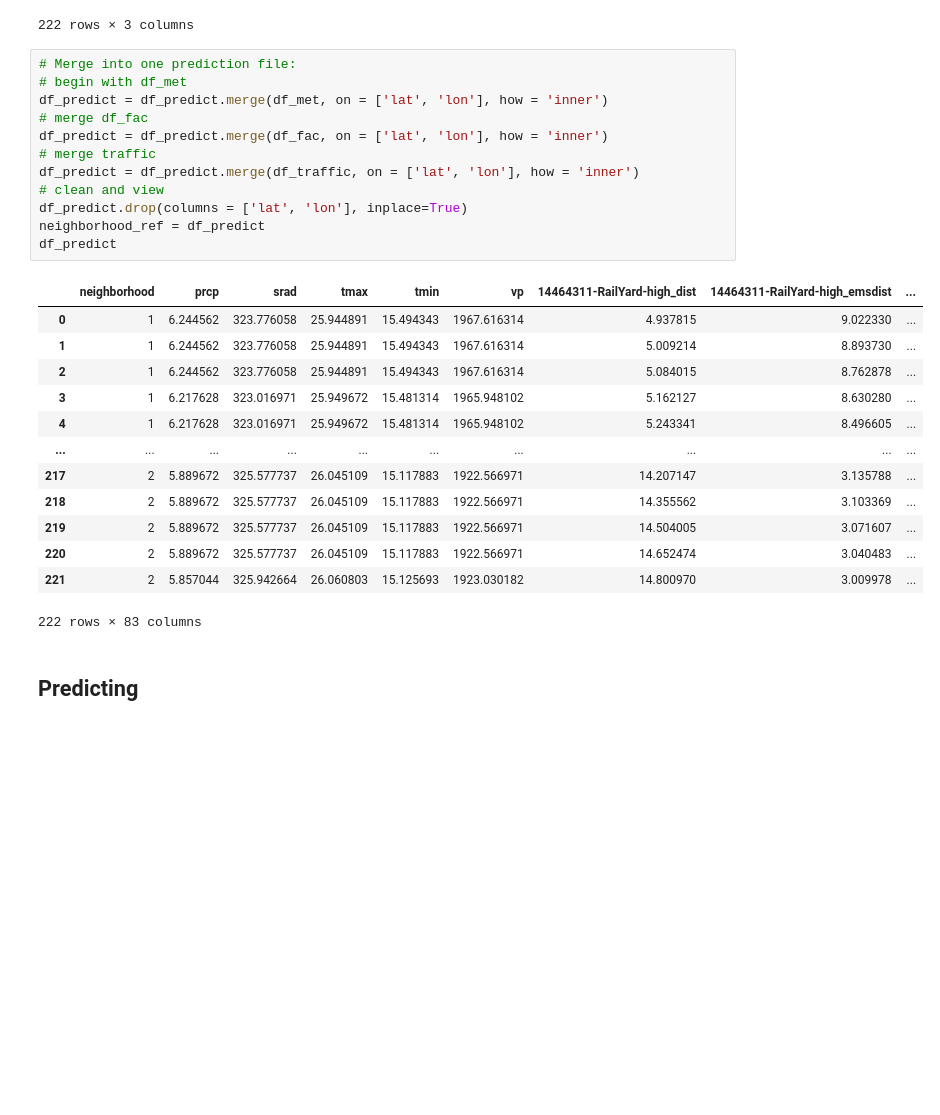
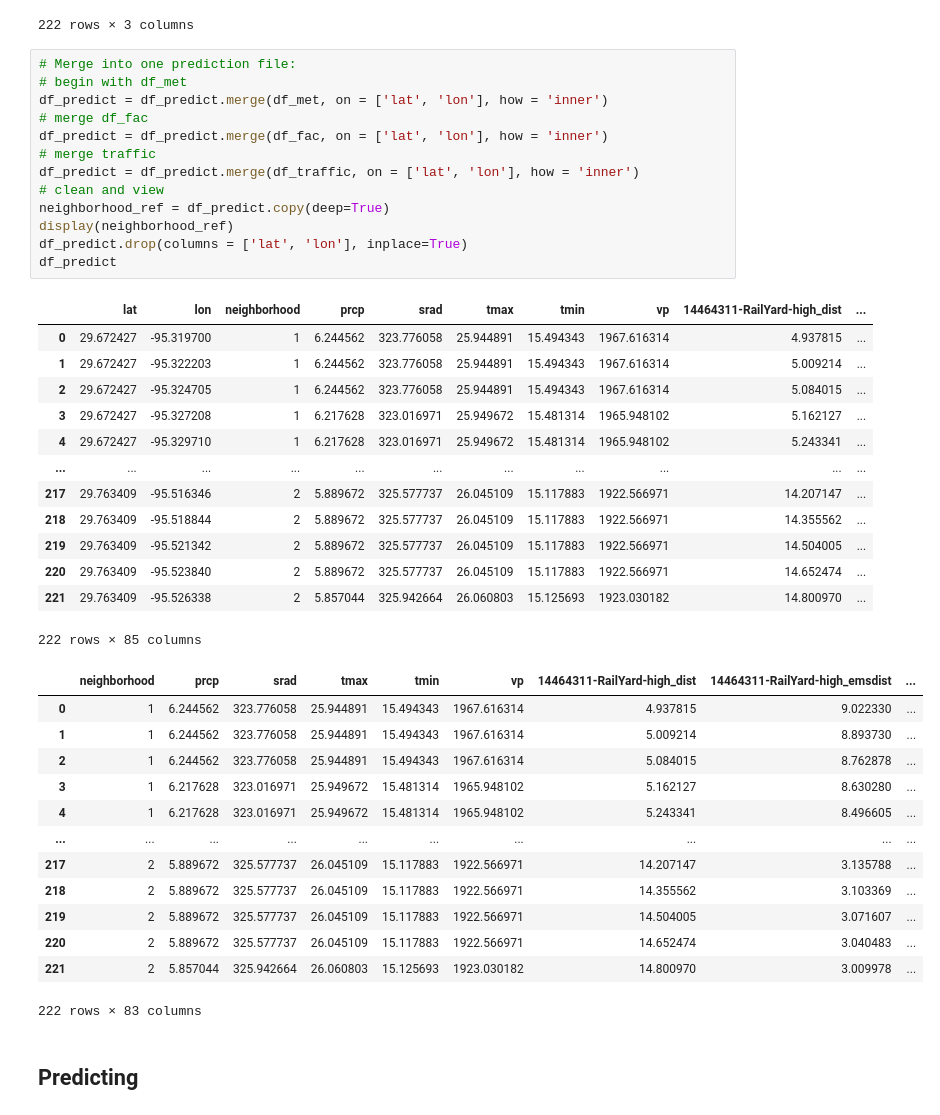
Before and after one commit to v4vigtory/Hyperlocal-Air-Quality-Prediction-in-Houston-neighborhoods, a Jupyter notebook: notebooks/models/prediction.ipynb, the cells around one changed output. Saved outputs shown, nothing was run; the diff lists cells and outputs as text; blank space fills up the shorter version.

```diff
--- a/notebooks/models/prediction.ipynb
+++ b/notebooks/models/prediction.ipynb
@@ -197,29 +197,43 @@ df_predict
 # %%
 # Merge into one prediction file:
 # begin with df_met
 df_predict = df_predict.merge(df_met, on = ['lat', 'lon'], how = 'inner')
 # merge df_fac
 df_predict = df_predict.merge(df_fac, on = ['lat', 'lon'], how = 'inner')
 # merge traffic
 df_predict = df_predict.merge(df_traffic, on = ['lat', 'lon'], how = 'inner')
 # clean and view
+neighborhood_ref = df_predict.copy(deep=True)
+display(neighborhood_ref)
 df_predict.drop(columns = ['lat', 'lon'], inplace=True)
-neighborhood_ref = df_predict
 df_predict
 # %% [output]
-|  | neighborhood | prcp | srad | tmax | tmin | vp | 14464311-RailYard-high_dist | 14464311-RailYard-high_emsdist | ... |
-| 0 | 1 | 6.244562 | 323.776058 | 25.944891 | 15.494343 | 1967.616314 | 4.937815 | 9.022330 | ... |
-| 1 | 1 | 6.244562 | 323.776058 | 25.944891 | 15.494343 | 1967.616314 | 5.009214 | 8.893730 | ... |
-| 2 | 1 | 6.244562 | 323.776058 | 25.944891 | 15.494343 | 1967.616314 | 5.084015 | 8.762878 | ... |
-| 3 | 1 | 6.217628 | 323.016971 | 25.949672 | 15.481314 | 1965.948102 | 5.162127 | 8.630280 | ... |
-| 4 | 1 | 6.217628 | 323.016971 | 25.949672 | 15.481314 | 1965.948102 | 5.243341 | 8.496605 | ... |
-| ... | ... | ... | ... | ... | ... | ... | ... | ... | ... |
-| 217 | 2 | 5.889672 | 325.577737 | 26.045109 | 15.117883 | 1922.566971 | 14.207147 | 3.135788 | ... |
-| 218 | 2 | 5.889672 | 325.577737 | 26.045109 | 15.117883 | 1922.566971 | 14.355562 | 3.103369 | ... |
-| 219 | 2 | 5.889672 | 325.577737 | 26.045109 | 15.117883 | 1922.566971 | 14.504005 | 3.071607 | ... |
-| 220 | 2 | 5.889672 | 325.577737 | 26.045109 | 15.117883 | 1922.566971 | 14.652474 | 3.040483 | ... |
-| 221 | 2 | 5.857044 | 325.942664 | 26.060803 | 15.125693 | 1923.030182 | 14.800970 | 3.009978 | ... |
+|  | lat | lon | neighborhood | prcp | srad | tmax | tmin | vp | 14464311-RailYard-high_dist | ... |
+| 0 | 29.672427 | -95.319700 | 1 | 6.244562 | 323.776058 | 25.944891 | 15.494343 | 1967.616314 | 4.937815 | ... |
+| 1 | 29.672427 | -95.322203 | 1 | 6.244562 | 323.776058 | 25.944891 | 15.494343 | 1967.616314 | 5.009214 | ... |
+| 2 | 29.672427 | -95.324705 | 1 | 6.244562 | 323.776058 | 25.944891 | 15.494343 | 1967.616314 | 5.084015 | ... |
+| 3 | 29.672427 | -95.327208 | 1 | 6.217628 | 323.016971 | 25.949672 | 15.481314 | 1965.948102 | 5.162127 | ... |
+| 4 | 29.672427 | -95.329710 | 1 | 6.217628 | 323.016971 | 25.949672 | 15.481314 | 1965.948102 | 5.243341 | ... |
+| ... | ... | ... | ... | ... | ... | ... | ... | ... | ... | ... |
+| 217 | 29.763409 | -95.516346 | 2 | 5.889672 | 325.577737 | 26.045109 | 15.117883 | 1922.566971 | 14.207147 | ... |
+| 218 | 29.763409 | -95.518844 | 2 | 5.889672 | 325.577737 | 26.045109 | 15.117883 | 1922.566971 | 14.355562 | ... |
+| 219 | 29.763409 | -95.521342 | 2 | 5.889672 | 325.577737 | 26.045109 | 15.117883 | 1922.566971 | 14.504005 | ... |
+| 220 | 29.763409 | -95.523840 | 2 | 5.889672 | 325.577737 | 26.045109 | 15.117883 | 1922.566971 | 14.652474 | ... |
+| 221 | 29.763409 | -95.526338 | 2 | 5.857044 | 325.942664 | 26.060803 | 15.125693 | 1923.030182 | 14.800970 | ... |
-222 rows × 83 columns
+222 rows × 85 columns
+|  | neighborhood | prcp | srad | tmax | tmin | vp | 14464311-RailYard-high_dist | 14464311-RailYard-high_emsdist | ... |
+| 0 | 1 | 6.244562 | 323.776058 | 25.944891 | 15.494343 | 1967.616314 | 4.937815 | 9.022330 | ... |
+| 1 | 1 | 6.244562 | 323.776058 | 25.944891 | 15.494343 | 1967.616314 | 5.009214 | 8.893730 | ... |
+| 2 | 1 | 6.244562 | 323.776058 | 25.944891 | 15.494343 | 1967.616314 | 5.084015 | 8.762878 | ... |
+| 3 | 1 | 6.217628 | 323.016971 | 25.949672 | 15.481314 | 1965.948102 | 5.162127 | 8.630280 | ... |
+| 4 | 1 | 6.217628 | 323.016971 | 25.949672 | 15.481314 | 1965.948102 | 5.243341 | 8.496605 | ... |
+| ... | ... | ... | ... | ... | ... | ... | ... | ... | ... |
+| 217 | 2 | 5.889672 | 325.577737 | 26.045109 | 15.117883 | 1922.566971 | 14.207147 | 3.135788 | ... |
+| 218 | 2 | 5.889672 | 325.577737 | 26.045109 | 15.117883 | 1922.566971 | 14.355562 | 3.103369 | ... |
+| 219 | 2 | 5.889672 | 325.577737 | 26.045109 | 15.117883 | 1922.566971 | 14.504005 | 3.071607 | ... |
+| 220 | 2 | 5.889672 | 325.577737 | 26.045109 | 15.117883 | 1922.566971 | 14.652474 | 3.040483 | ... |
+| 221 | 2 | 5.857044 | 325.942664 | 26.060803 | 15.125693 | 1923.030182 | 14.800970 | 3.009978 | ... |
+222 rows × 83 columns
 # %% [markdown]
 ## Predicting
 # %%
```
Also changed, not shown: parts of 13 cells of this notebook.
